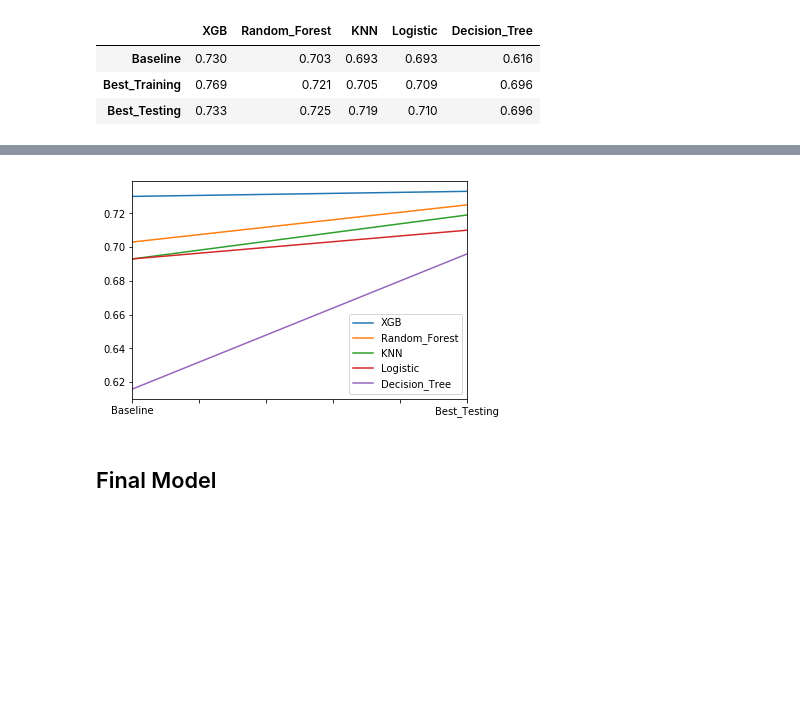
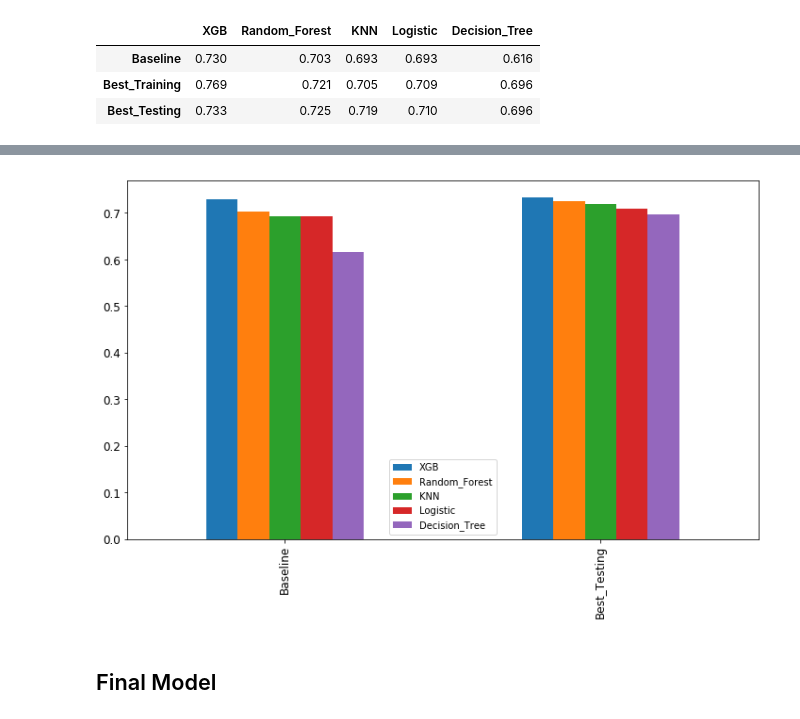
Before and after one commit to omerhakim/Prediction-of-Median-Income-in-the-US, a Jupyter notebook: Mod_3_project.ipynb, the cells around one changed output, grey strips where cells are left out. Cells and saved outputs as stored; diff of their text form; code cells hidden in the pictures; blank space fills up the shorter version.

```diff
--- a/Mod_3_project.ipynb
+++ b/Mod_3_project.ipynb
@@ -1227,8 +1228,8 @@ evaluation = lines.plot.line()
 # %%
 new_lines = comparison_testing.transpose()
-evaluation2 = new_lines.plot.line()
+evaluation2 = new_lines.plot.bar(figsize=(12,7), fontsize=12,linewidth=5)
 # %% [output]
-[figure, old version]
+[figure, new version]
 # %% [markdown]
 ## Final Model
 # %% [markdown]
```
Also changed, not shown: parts of 3 cells of this notebook, 4 other files.
